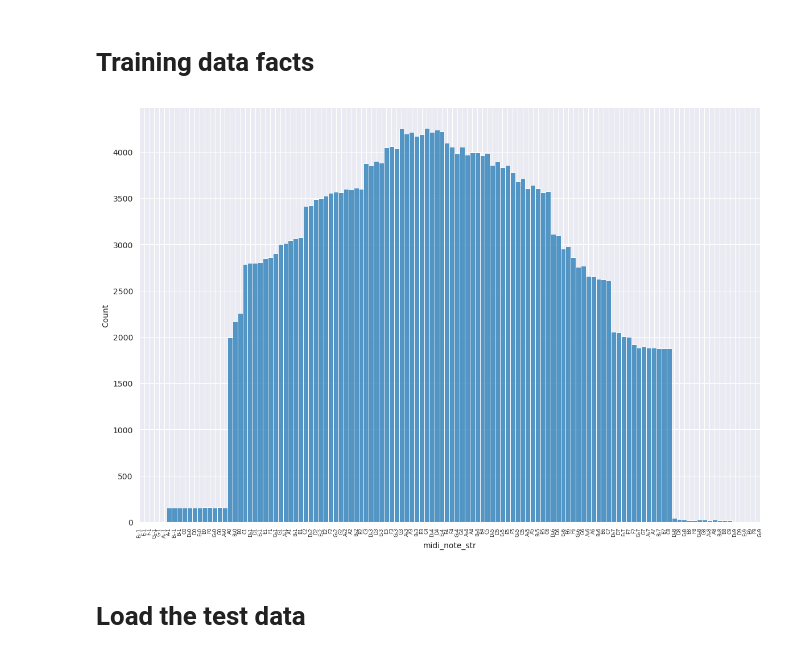
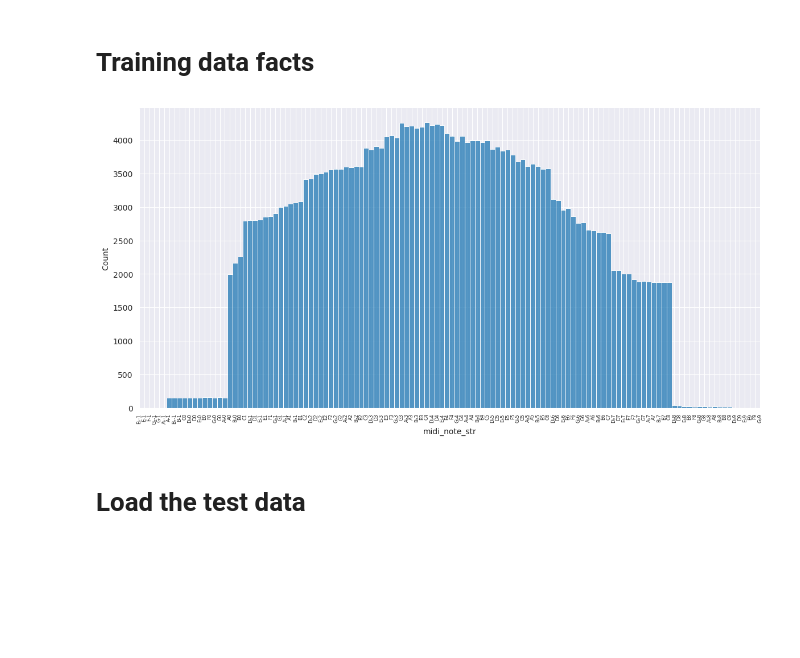
Before and after one commit to emredjan/cnn-audio-recognition, a Jupyter notebook: evaluate_model.ipynb, the cells around one changed output. Drawn from its saved outputs; the diff is of its cells as text; code cells hidden in the pictures; blank space fills up the shorter version.

```diff
--- a/evaluate_model.ipynb
+++ b/evaluate_model.ipynb
@@ -127,17 +127,17 @@ td_['midi_note_str'] = pd.Categorical(td_['midi_note_str'], categories=midi_pitc
 # %%
 x_plot = 'midi_note_str' if targets == ['pitch'] else targets[0]
 
 with sns.axes_style('darkgrid', rc={'font.family': 'DejaVu Sans'}):
-    sns.displot(td_, x=x_plot, binwidth=1, height=8, aspect=1.5)
+    sns.displot(td_, x=x_plot, binwidth=1, height=6, aspect=2)  # type: ignore
 
     # Decrease the font size for xticks
     plt.xticks(fontsize=6)
     # Rotate the xticks vertical
     plt.xticks(rotation=90)
 
     plt.show()
 # %% [output]
-[figure, old version]
+[figure, new version]
 # %% [markdown]
 # Load the test data
 # %%
```
Also changed, not shown: parts of 2 cells of this notebook.
